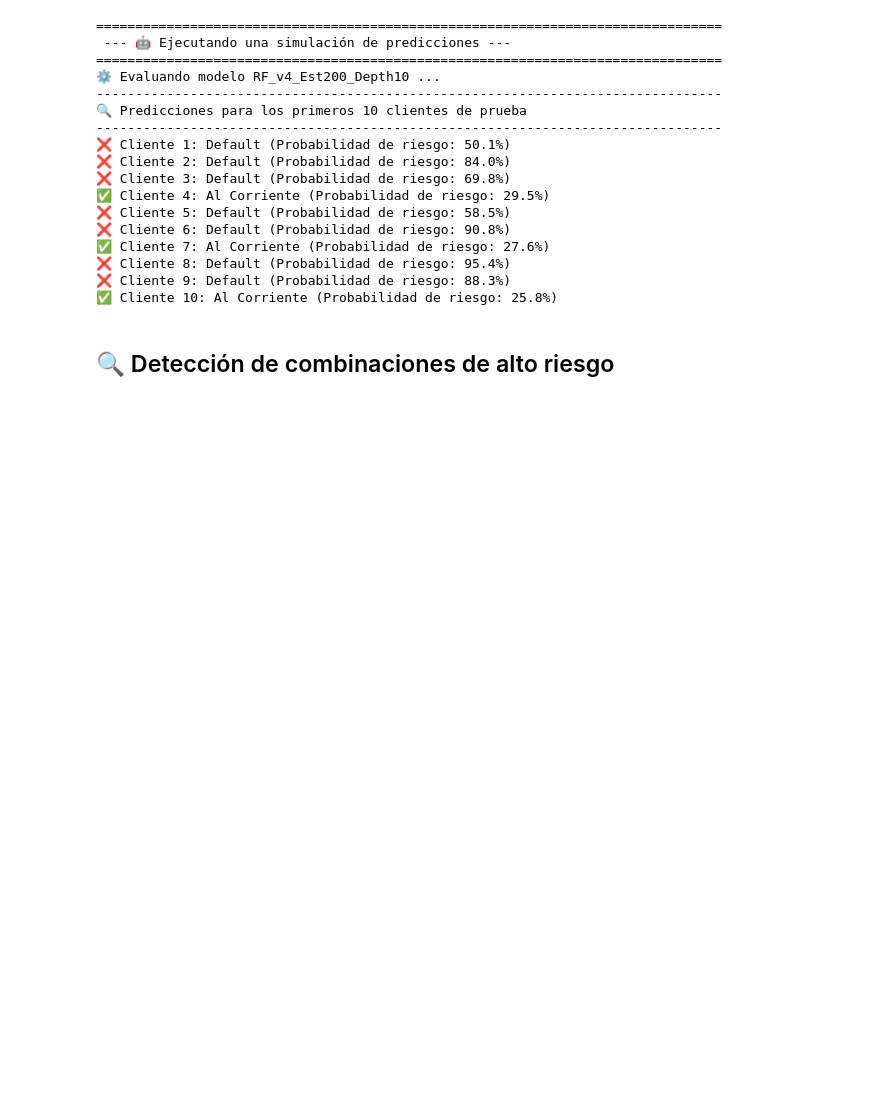
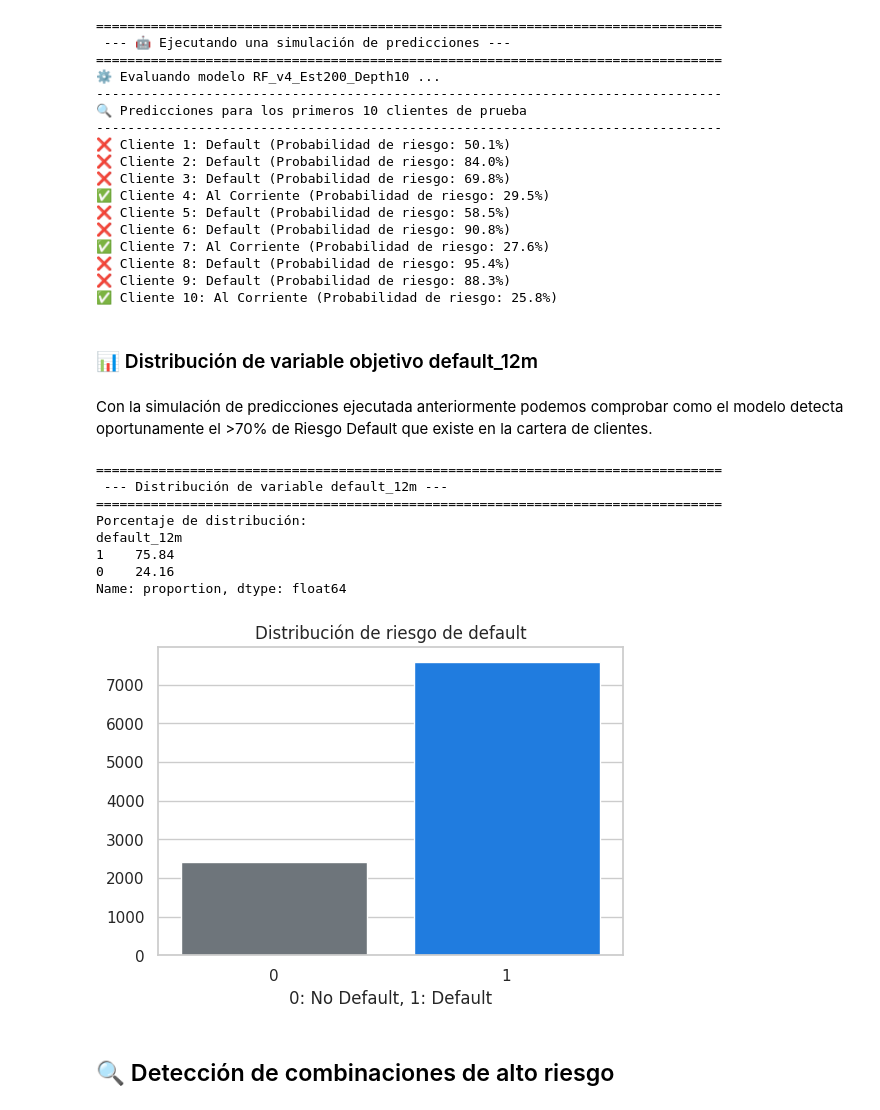
Before and after one commit to RamRider89/aplicaciones-ciencia-datos, a Jupyter notebook: actividades/evidencia-1/Evidencia_1_Carlos_Duarte.ipynb, the cells around one changed output. Saved outputs shown, nothing was run; the diff lists cells and outputs as text; code cells hidden in the pictures; blank space fills up the shorter version.

```diff
--- a/actividades/evidencia-1/Evidencia_1_Carlos_Duarte.ipynb
+++ b/actividades/evidencia-1/Evidencia_1_Carlos_Duarte.ipynb
@@ -1048,6 +1060,39 @@ for idx, (pred, proba) in enumerate(zip(predicciones_muestra, probabilidades_mue
 ❌ Cliente 8: Default (Probabilidad de riesgo: 95.4%)
 ❌ Cliente 9: Default (Probabilidad de riesgo: 88.3%)
 ✅ Cliente 10: Al Corriente (Probabilidad de riesgo: 25.8%)
+# %% [markdown]
+### 📊 Distribución de variable objetivo default_12m
+# %% [markdown]
+Con la simulación de predicciones ejecutada anteriormente podemos comprobar como el modelo detecta oportunamente el >70% de Riesgo Default que existe en la cartera de clientes.
+# %%
+# ------------------------------------------------------------------------------
+# Distribución de variable objetivo default_12m
+# ------------------------------------------------------------------------------
+display_mensaje("Distribución de variable default_12m")
+print("Porcentaje de distribución:")
+dist_default = df_final_preparado['default_12m'].value_counts(normalize=True) * 100
+print(dist_default)
+
+plt.figure(figsize=(6, 4))
+ax = sns.countplot(
+    data=df_final_preparado,
+    x='default_12m',
+    palette=[_color_gray, _color_primary])
+
+plt.title('Distribución de riesgo de default')
+plt.xlabel('0: No Default, 1: Default')
+plt.ylabel('')
+plt.show()
+# %% [output]
+================================================================================
+ --- Distribución de variable default_12m ---
+================================================================================
+Porcentaje de distribución:
+default_12m
+1    75.84
+0    24.16
+Name: proportion, dtype: float64
+[figure, added]
 # %% [markdown]
 ## 🔍 Detección de combinaciones de alto riesgo
 # %% [markdown]
```
Also changed, not shown: parts of 19 cells of this notebook, 2 other files.
